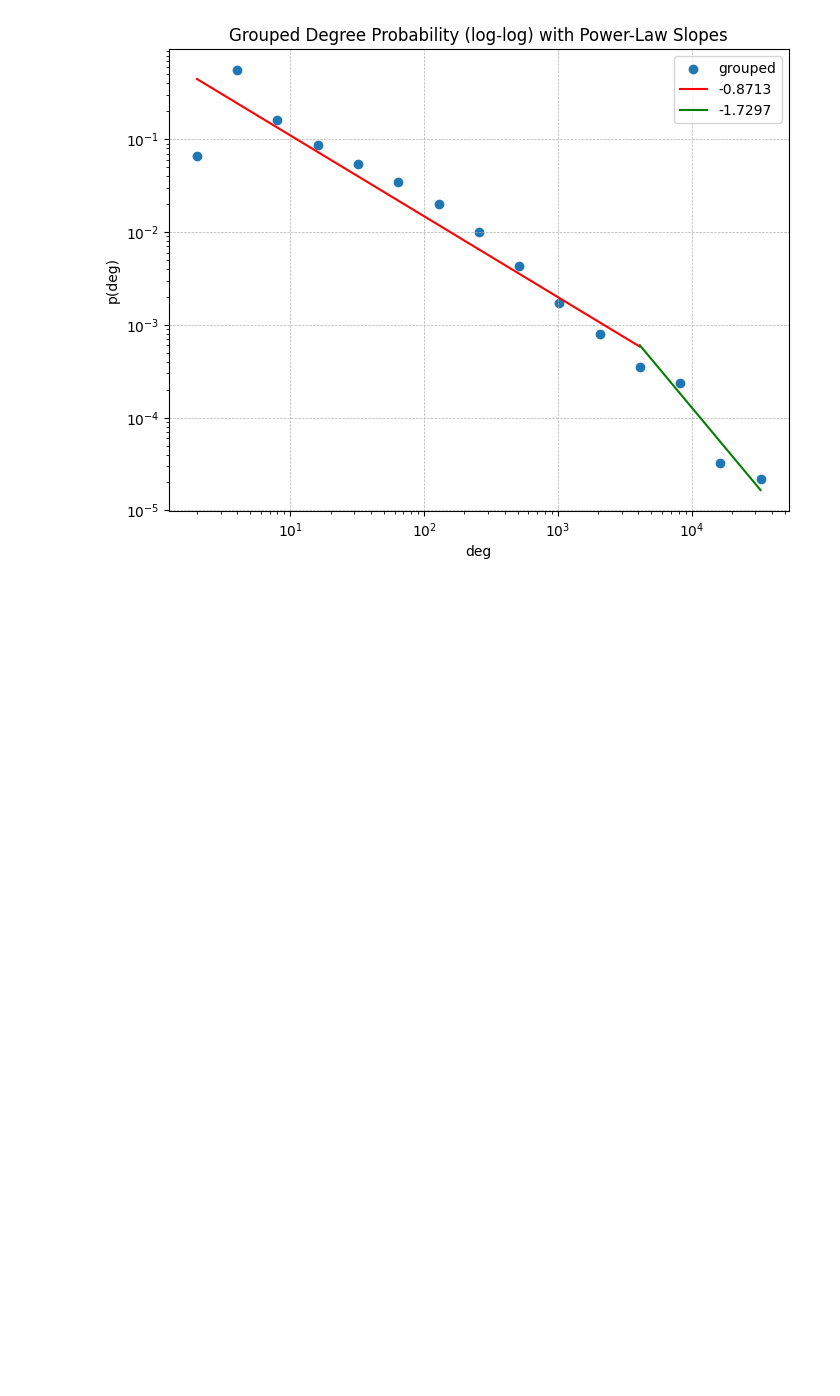
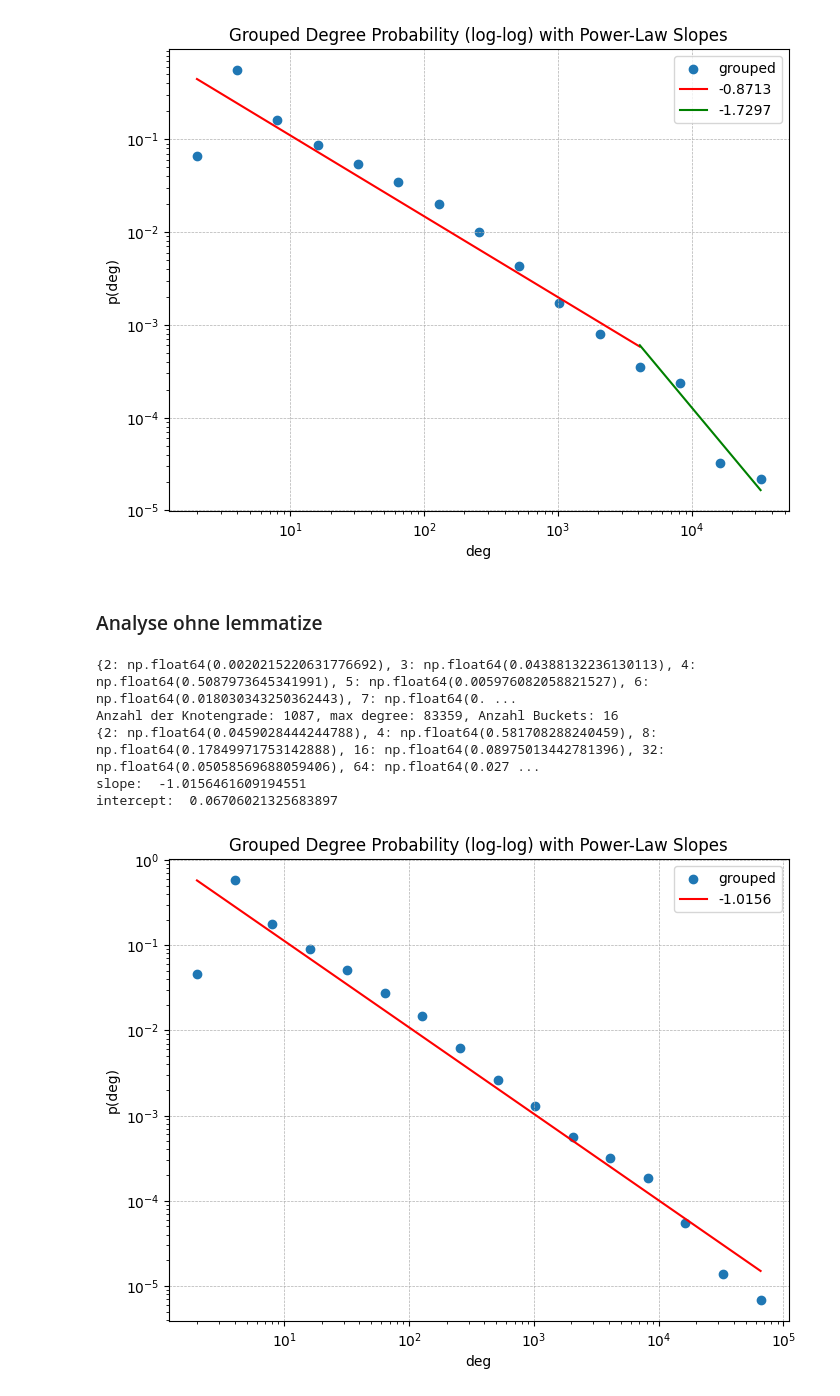
Before and after one commit to Amerek200/63055KomplexeNetze, a Jupyter notebook: data_analysis/regiment_plot.ipynb, the cells around one changed output. Cells and saved outputs as stored; diff of their text form; code cells hidden in the pictures; blank space fills up the shorter version.

Commit message:
Analyse mit ohne Lemmatize

```diff
--- a/data_analysis/regiment_plot.ipynb
+++ b/data_analysis/regiment_plot.ipynb
@@ -855,3 +855,29 @@ plot_grouped_two_regiments(grouped_dict, 4096,
 # %% [output]
 Anzahl der Knotengrade: 1028, max degree: 53890, Anzahl Buckets: 15
 [figure]
+# %% [markdown]
+### Analyse ohne lemmatize
+# %%
+with open("../data/input/ALL_ALLmitMann_de.txt") as f:
+#with open("../data/input/Kafka_Verwandlung_de.txt") as f:
+    text = " ".join(f.readlines())
+
+tokens = file_preprocesser.tokenize(text, language="de")
+G = file_preprocesser.convert_preprocessed_tokens_to_graph(tokens, neighbour_distance=2)
+# %%
+deg_prob_dict = get_deg_probability_dict(G)
+deg_prob_dict.pop(1) #remove 1 as its an outlier
+print(deg_prob_dict)
+grouped_dict = group_by_power_of_two(deg_prob_dict, group_method="lower")
+print(grouped_dict)
+lin_reg_results = lin_reg_on_grouped_deg_prob_dict(grouped_dict)
+print("slope: ", lin_reg_results.slope)
+print("intercept: ", lin_reg_results.intercept)
+plot_grouped_single_regiment(grouped_dict, lin_reg_results.slope, lin_reg_results.intercept)
+# %% [output]
+{2: np.float64(0.0020215220631776692), 3: np.float64(0.04388132236130113), 4: np.float64(0.5087973645341991), 5: np.float64(0.005976082058821527), 6: np.float64(0.018030343250362443), 7: np.float64(0. ...
+Anzahl der Knotengrade: 1087, max degree: 83359, Anzahl Buckets: 16
+{2: np.float64(0.0459028444244788), 4: np.float64(0.581708288240459), 8: np.float64(0.17849971753142888), 16: np.float64(0.08975013442781396), 32: np.float64(0.05058569688059406), 64: np.float64(0.027 ...
+slope:  -1.0156461609194551
+intercept:  0.06706021325683897
+[figure, added]
```
Also changed, not shown: parts of 3 cells of this notebook.
